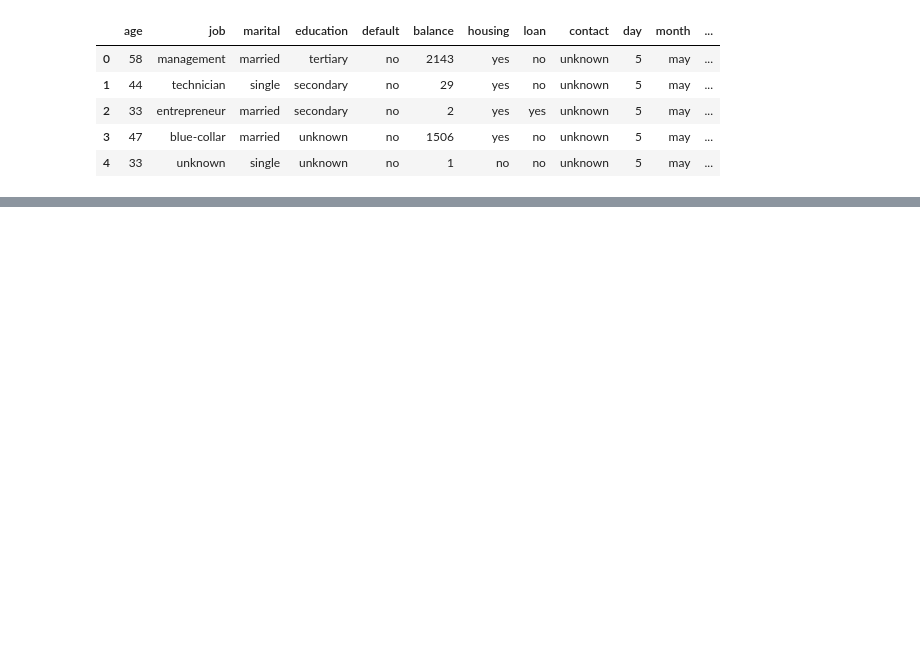
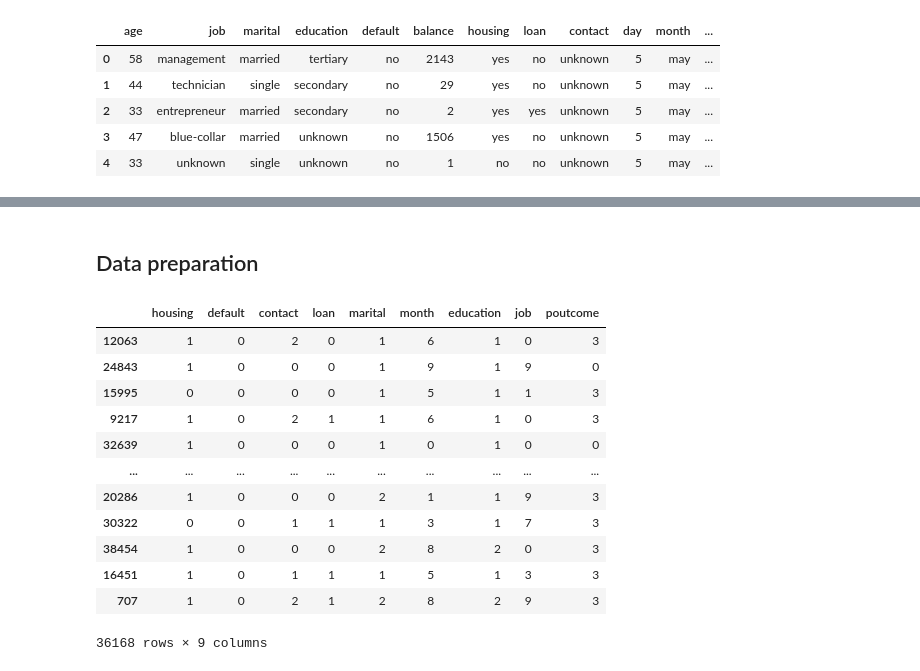
Before and after one commit to minggnim/ml-exp, a Jupyter notebook: End-to-End Classification Modelling.ipynb, the cells around one changed output, grey strips where cells are left out. Drawn from its saved outputs; the diff is of its cells as text; code cells hidden in the pictures; blank space fills up the shorter version.

```diff
--- a/Classification Models.ipynb
+++ b/End-to-End Classification Modelling.ipynb
@@ -21,0 +24,6 @@ pp.ProfileReport(df)
+# %%
+from sklearn.model_selection import StratifiedShuffleSplit
+split = StratifiedShuffleSplit(n_splits=1, test_size=0.2, random_state=40)
+for train_index, test_index in split.split(df, df['y']):
+    strat_train_set = df.loc[train_index]
+    strat_test_set = df.loc[test_index]
@@ -21,0 +57,2 @@ pp.ProfileReport(df)
+# %% [markdown]
+## Data preparation
@@ -21,0 +65,13 @@ pp.ProfileReport(df)
+# %%
+def return_features_and_label(df):
+    """returns features and label given argument dataframe"""
+
+    # Get all the columns except "y". It's also possible to exclude other columns
+    X = df.drop("y", axis=1)
+
+    Y = df["y"].copy ()
+    # Convert our label to an integer
+    Y = LabelEncoder().fit_transform(Y)
+    return X, Y
+# %%
+train_features, train_label = return_features_and_label(strat_train_set)
@@ -21,0 +81,16 @@ pp.ProfileReport(df)
+# %%
+train_features[cat_cols].apply(LabelEncoder().fit_transform)
+# %% [output]
+|  | housing | default | contact | loan | marital | month | education | job | poutcome |
+| 12063 | 1 | 0 | 2 | 0 | 1 | 6 | 1 | 0 | 3 |
+| 24843 | 1 | 0 | 0 | 0 | 1 | 9 | 1 | 9 | 0 |
+| 15995 | 0 | 0 | 0 | 0 | 1 | 5 | 1 | 1 | 3 |
+| 9217 | 1 | 0 | 2 | 1 | 1 | 6 | 1 | 0 | 3 |
+| 32639 | 1 | 0 | 0 | 0 | 1 | 0 | 1 | 0 | 0 |
+| ... | ... | ... | ... | ... | ... | ... | ... | ... | ... |
+| 20286 | 1 | 0 | 0 | 0 | 2 | 1 | 1 | 9 | 3 |
+| 30322 | 0 | 0 | 1 | 1 | 1 | 3 | 1 | 7 | 3 |
+| 38454 | 1 | 0 | 0 | 0 | 2 | 8 | 2 | 0 | 3 |
+| 16451 | 1 | 0 | 1 | 1 | 1 | 5 | 1 | 3 | 3 |
+| 707 | 1 | 0 | 2 | 1 | 2 | 8 | 2 | 9 | 3 |
+36168 rows × 9 columns
```
Also changed, not shown: parts of 19 cells of this notebook.
